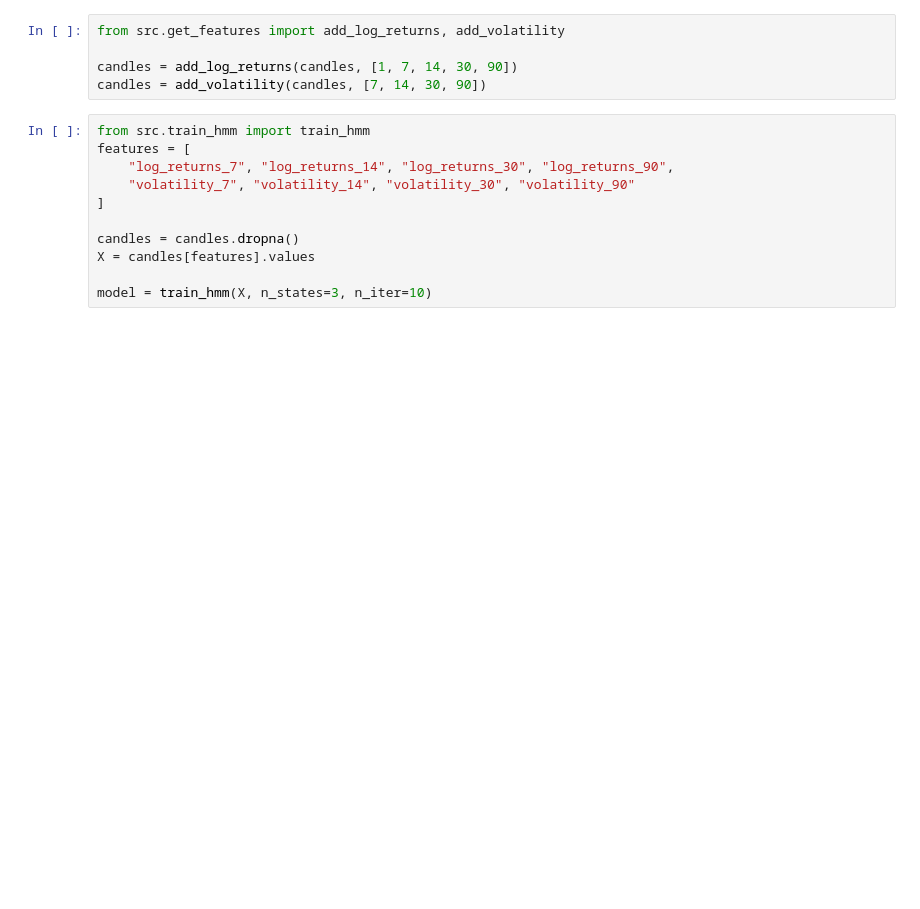
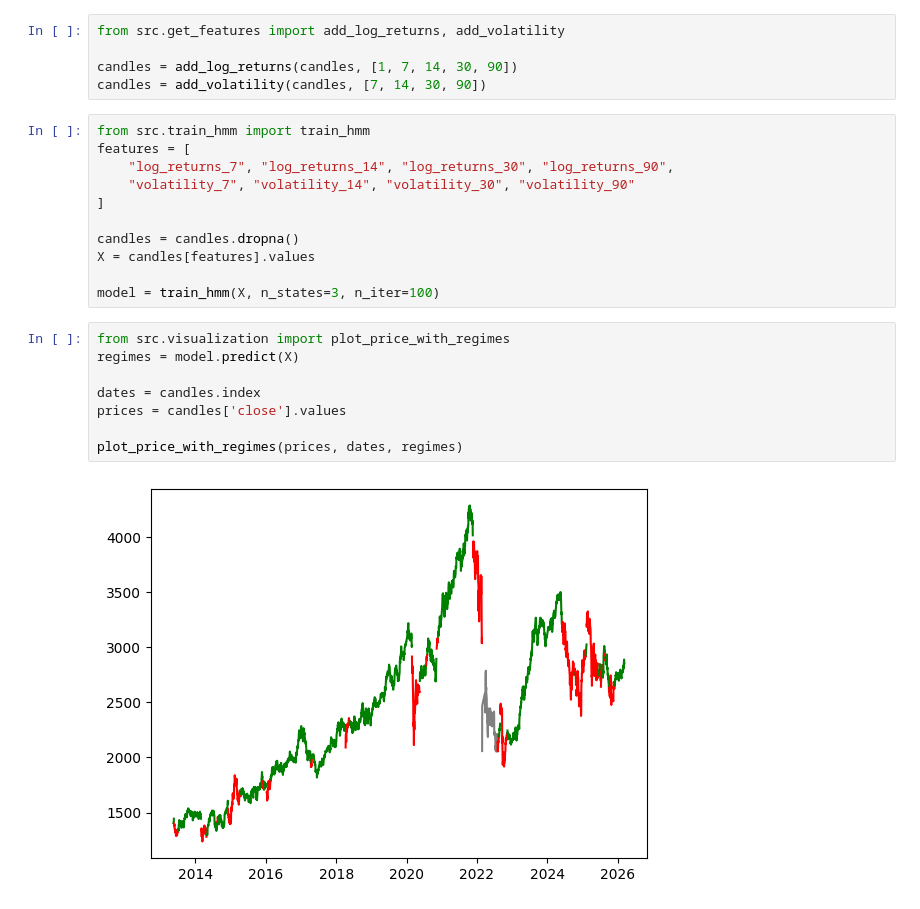
Before and after one commit to SigmaFlowX/Hidden-Markov-Model-for-Regime-Detection, a Jupyter notebook: notebooks/hmm_regime_detection.ipynb, the cells around one changed output. Drawn from its saved outputs; the diff is of its cells as text; blank space fills up the shorter version.

Commit message:
added visualization block

```diff
--- a/notebooks/hmm_regime_detection.ipynb
+++ b/notebooks/hmm_regime_detection.ipynb
@@ -68,4 +52,14 @@ features = [
 candles = candles.dropna()
 X = candles[features].values
 
-model = train_hmm(X, n_states=3, n_iter=10)
+model = train_hmm(X, n_states=3, n_iter=100)
+# %%
+from src.visualization import plot_price_with_regimes
+regimes = model.predict(X)
+
+dates = candles.index
+prices = candles['close'].values
+
+plot_price_with_regimes(prices, dates, regimes)
+# %% [output]
+[figure, added]
```
Also changed, not shown: parts of 1 cell of this notebook.
